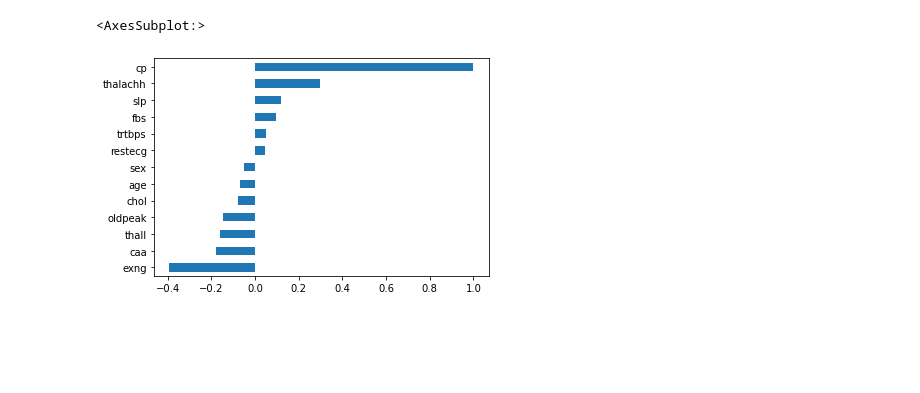
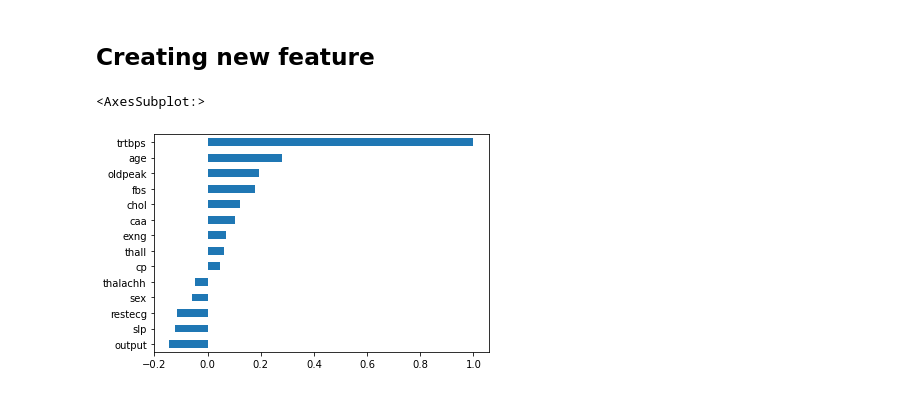
Before and after one commit to jeno-lustyik/hippocratia-challenge, a Jupyter notebook: test.ipynb, the cells around one changed output. Saved outputs shown, nothing was run; the diff lists cells and outputs as text; code cells hidden in the pictures; blank space fills up the shorter version.

```diff
--- a/test.ipynb
+++ b/test.ipynb
@@ -71,7 +186,8 @@ results_ord.style.bar(subset=['Accuracy', 'Bal Acc.'], vmin=0, vmax=100, color='
+# %% [markdown]
+## Creating new feature
 # %%
-import matplotlib.pyplot as plt
-x.corr()['cp'].sort_values().plot.barh()
-num_columns = ['trtbps', 'age', 'chol', 'thalach']
+heart_df.corr()['trtbps'].sort_values().plot.barh()
+# num_columns = ['trtbps', 'age', 'chol', 'thalachh']
 # %% [output]
 <AxesSubplot:>
-[figure, old version]
+[figure, new version]
```
Also changed, not shown: parts of 9 cells of this notebook.
